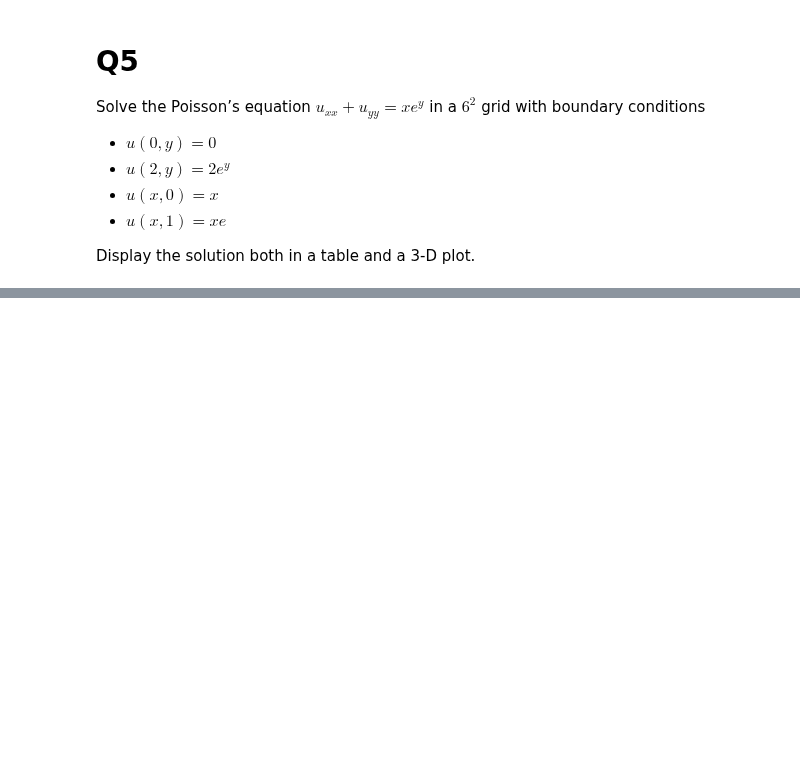
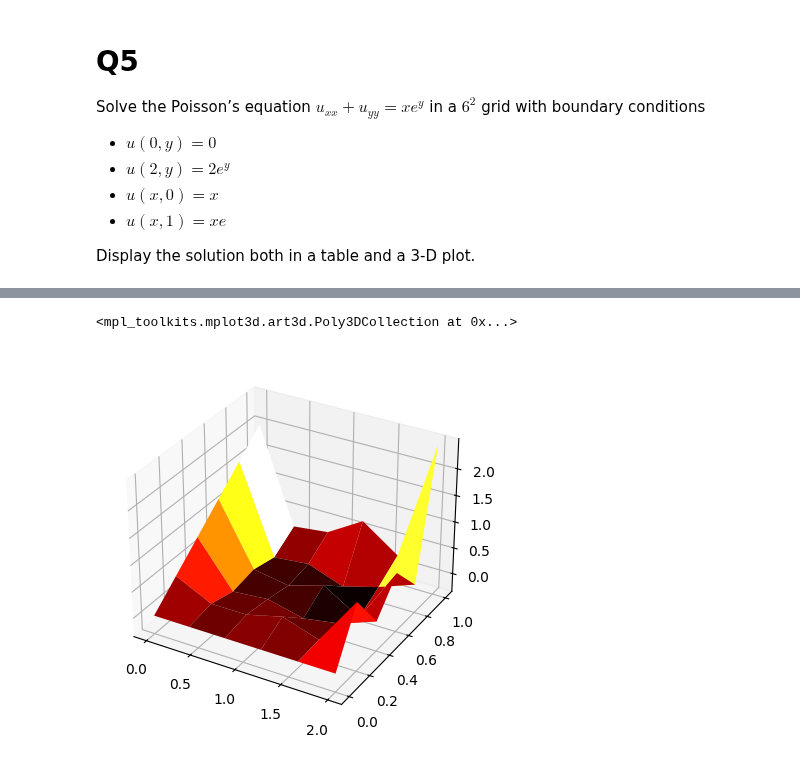
Before and after one commit to PeithonKing/adv_comp_phys, a Jupyter notebook: solns/asg1.ipynb, the cells around one changed output, grey strips where cells are left out. Saved outputs shown, nothing was run; the diff lists cells and outputs as text; code cells hidden in the pictures; blank space fills up the shorter version.

```diff
--- a/solns/asg1.ipynb
+++ b/solns/asg1.ipynb
@@ -188,3 +186,18 @@ Solve the Poisson’s equation $u_{xx}+u_{yy}= xe^y$ in a $6^2$ grid with bounda
 - $u(x,1) = xe$
 
 Display the solution both in a table and a 3-D plot.
+# %%
+N = 6
+h = 1 / (N - 1)  # Adjusted for 6x6 grid
+x = np.linspace(0, 2, N)
+y = np.linspace(0, 1, N)
+# %%
+u = np.zeros((N, N))
+
+for i in range(0, N-1):
+    u[i, 0] = x[i]  # Left Boundary
+    u[i, N-1] = x[i] * np.exp(1)  # Right Boundary
+
+for j in range(0,N-1):
+    u[0, j] = 0  # Lower Boundary
+    u[N-1, j] = 2 * np.exp(y[j])  # Upper Boundary
@@ -190,0 +234,23 @@ Display the solution both in a table and a 3-D plot.
+# %%
+r=np.zeros(N2)
+
+# vector r
+for i in range (0,N-1):
+    for j in range (0,N-1):
+        r[i+(N-1)*j]= h*(x[i+1]*np.exp(h*y[j+1]))
+
+# Boundary
+b_bottom_top=np.zeros(N2)
+for i in range (0,N-1):
+    b_bottom_top[i]= x[i+1] #Bottom Boundary
+    b_bottom_top[i+(N-1)*(N-2)]=x[i+1]*np.exp(1)# Top Boundary
+
+b_left_right=np.zeros(N2)
+for j in range (0,N-1):
+    b_left_right[(N-1)*j]=0 # Left Boundary
+    b_left_right[N-2+(N-1)*j]=2*np.exp(y[j+1])# Right Boundary
+
+b=b_left_right+b_bottom_top
+
+C=np.dot(Ainv,r-b)
+u[1:N,1:N]=C.reshape((N-1,N-1))
@@ -190,0 +283,6 @@ Display the solution both in a table and a 3-D plot.
+# %%
+fig, ax = plt.subplots(subplot_kw={"projection": "3d"})
+ax.plot_surface(*np.meshgrid(x, y), u, cmap='hot')
+# %% [output]
+<mpl_toolkits.mplot3d.art3d.Poly3DCollection at 0x...>
+[figure, added]
```
Also changed, not shown: parts of 4 cells of this notebook, 3 other files.
